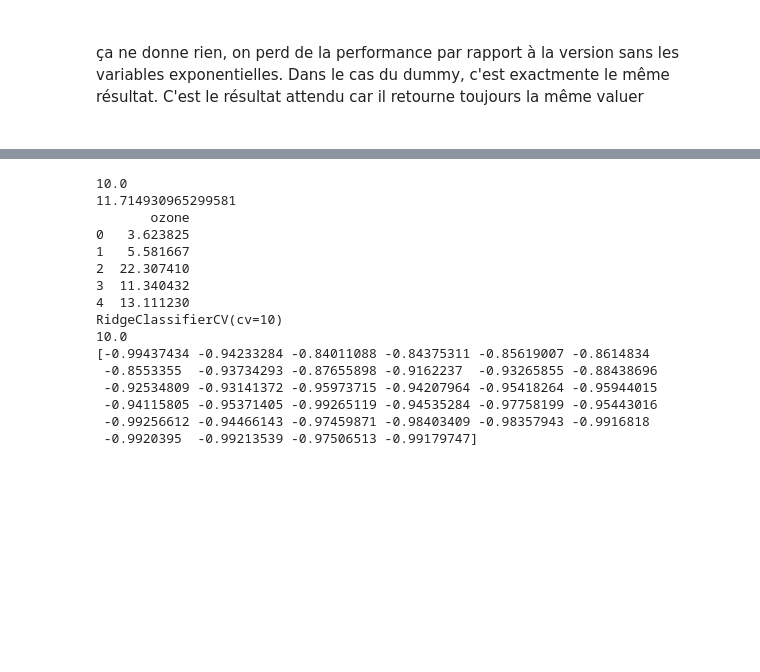
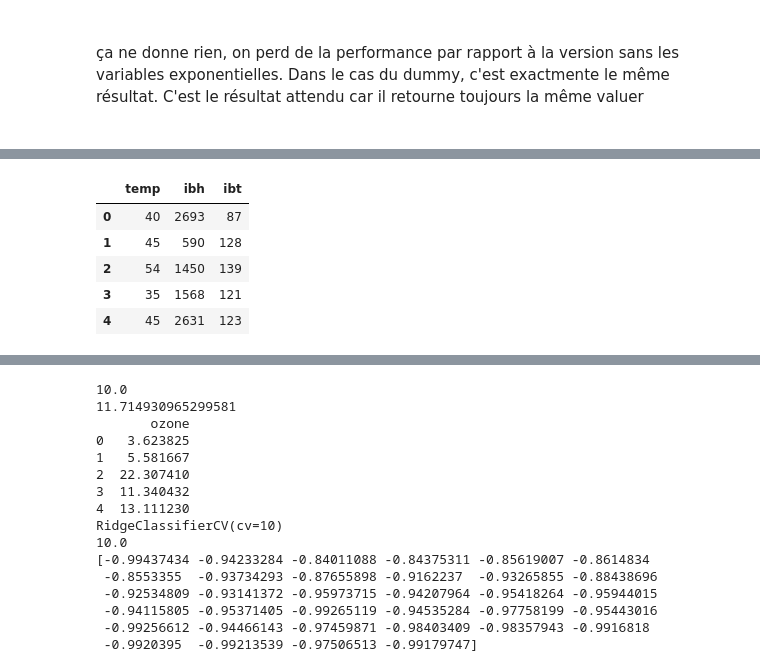
Before and after one commit to rennyatwork/CegepSteFoy_IA, a Jupyter notebook: 05_MachineLearning/TP01/tp01_v03.ipynb, the cells around one changed output, grey strips where cells are left out. Saved outputs shown, nothing was run; the diff lists cells and outputs as text; code cells hidden in the pictures; blank space fills up the shorter version.

```diff
--- a/05_MachineLearning/TP01/tp01_v03.ipynb
+++ b/05_MachineLearning/TP01/tp01_v03.ipynb
@@ -441,0 +564,18 @@ plot_graph_knn()
+# %%
+### retourne un nouveau df avec les pK (kbest) meilleures variables
+def get_reduced_df(pDfX , pDfY, pK=3):
+    selector = SelectKBest(k=pK)
+    selector.fit_transform(pDfX, pDfY)
+    cols = selector.get_support(indices=True)
+    X_new = pDfX.iloc[:, cols]
+    return X_new
+# %%
+reducedDfX = get_reduced_df(newDfX, newDfY)
+reducedDfX.head()
+# %% [output]
+|  | temp | ibh | ibt |
+| 0 | 40 | 2693 | 87 |
+| 1 | 45 | 590 | 128 |
+| 2 | 54 | 1450 | 139 |
+| 3 | 35 | 1568 | 121 |
+| 4 | 45 | 2631 | 123 |
```
Also changed, not shown: parts of 38 cells of this notebook.
